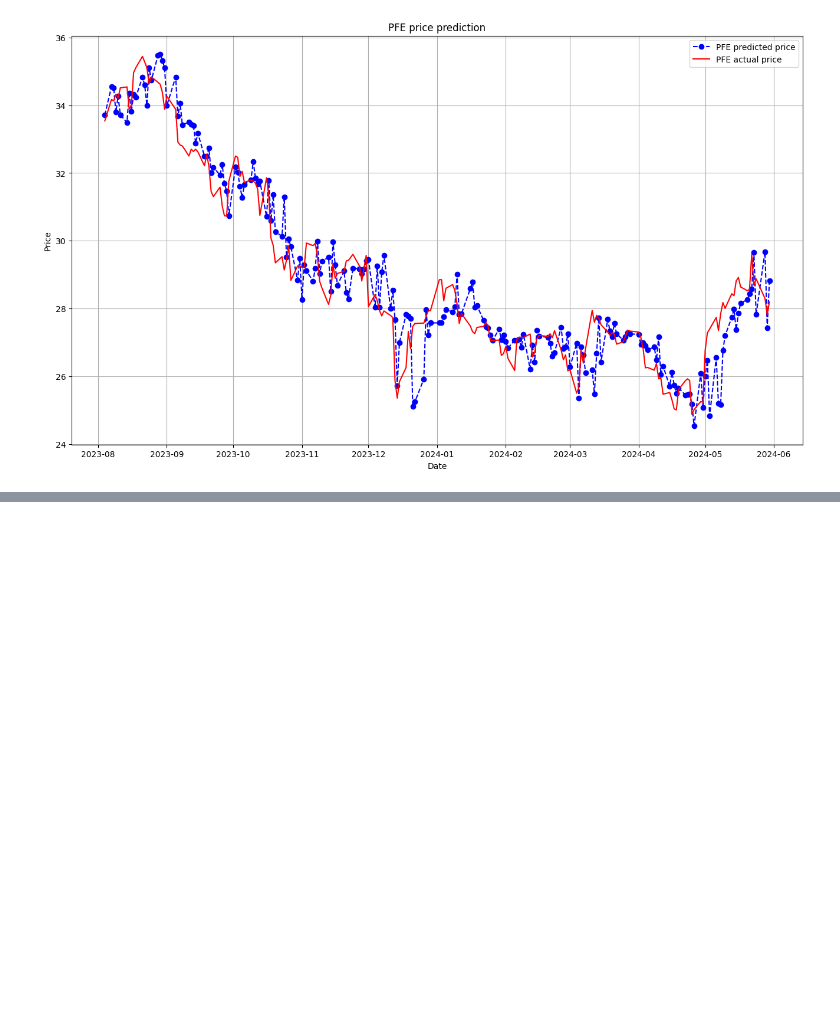
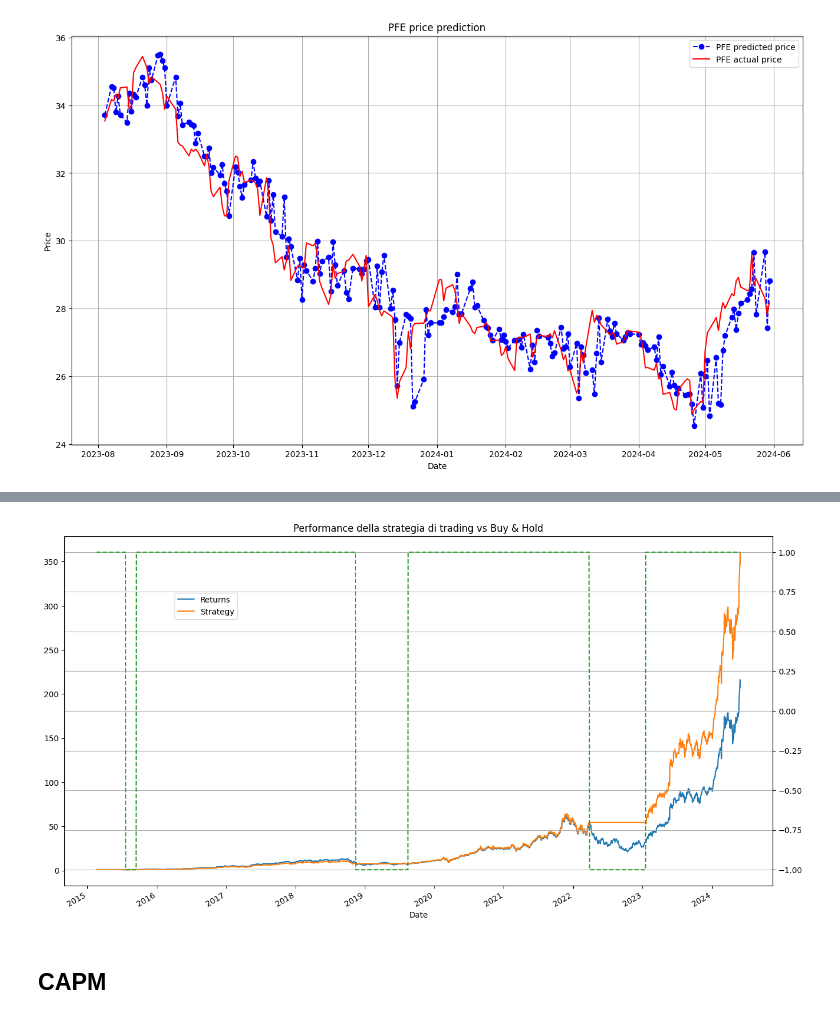
Before and after one commit to PaoloCisly/progetto_bisf, a Jupyter notebook: progetto.ipynb, the cells around one changed output, grey strips where cells are left out. Saved outputs shown, nothing was run; the diff lists cells and outputs as text; code cells hidden in the pictures; blank space fills up the shorter version.

```diff
--- a/progetto.ipynb
+++ b/progetto.ipynb
@@ -891,0 +958,6 @@ plt.show()
+# %%
+# Calcolo la strategia su tutto il dataset
+data['Returns'] = np.log(data[symbol] / data[symbol].shift(1))
+data['Strategy'] = data['Position'].shift(1) * data['Returns']
+data.loc[data['Position'].shift(1) == -1, 'Strategy'] = 0  # Zero returns when position is -1
+data.dropna(inplace=True)
@@ -891,0 +984,12 @@ plt.show()
+# %%
+# Visualizzazione dei risultati
+ax = data[['Returns', 'Strategy']].cumsum().apply(np.exp).plot(figsize=(16,9))
+data['Position'].plot(ax=ax, secondary_y='Position', style = '--')
+ax.get_legend().set_bbox_to_anchor((0.25, 0.85))
+plt.grid()
+plt.title('Performance della strategia di trading vs Buy & Hold')
+plt.show()
+# %% [output]
+[figure, added]
+# %% [markdown]
+## CAPM
```
Also changed, not shown: parts of 34 cells of this notebook, 2 other files.
